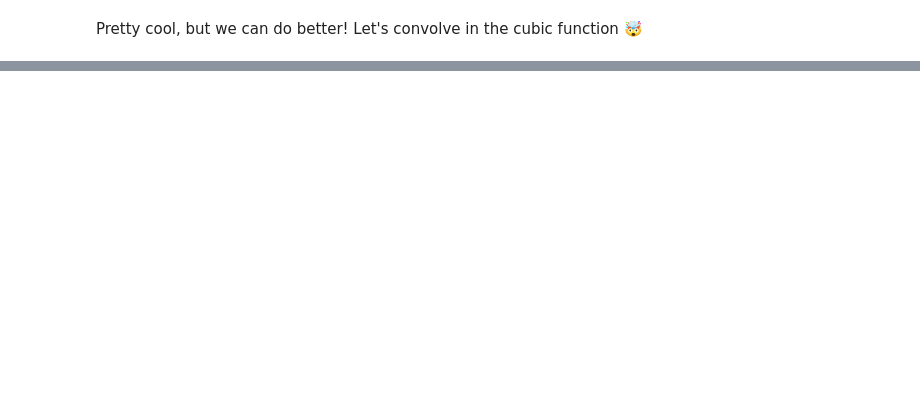
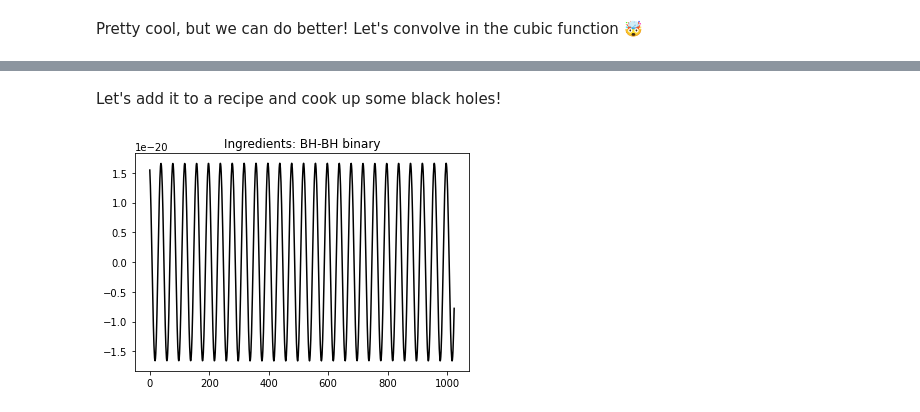
Before and after one commit to nabeelre/DataChef, a Jupyter notebook: DataChef/tutorial.ipynb, the cells around one changed output, grey strips where cells are left out. Cells and saved outputs as stored; diff of their text form; code cells hidden in the pictures; blank space fills up the shorter version.

```diff
--- a/DataChef/tutorial.ipynb
+++ b/DataChef/tutorial.ipynb
@@ -72,2 +74,11 @@ We've built in support for creating analytical models of gravitational wave sign
 # %%
 gw = Ingredient(ing_funcs.gw_signal, "BH-BH binary")
+# %% [markdown]
+Let's add it to a recipe and cook up some black holes!
+# %%
+t = np.linspace(0,1024,1024)
+rec2 = Recipe()
+rec2.add_ingredient(gw, mix_funcs.add)
+rec2.plot(t, marker='')
+# %% [output]
+[figure, added]
```
Also changed, not shown: parts of 6 cells of this notebook, 4 other files.
